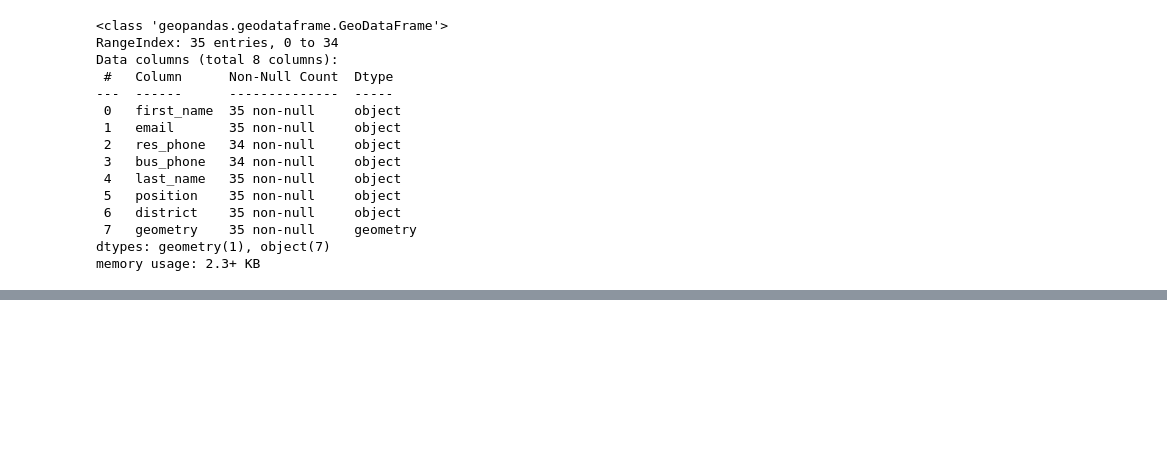
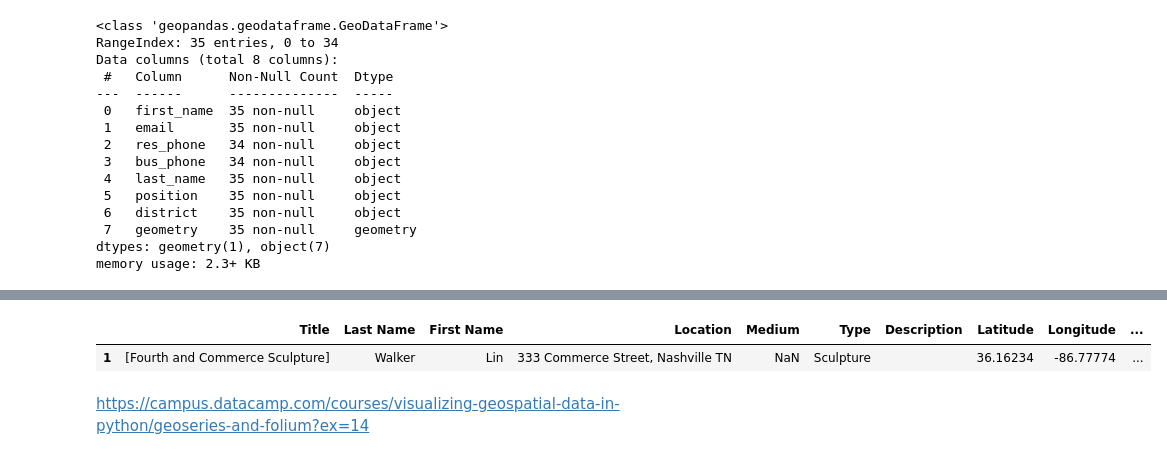
Before and after one commit to Shawn-Ng/data-science, a Jupyter notebook: geospatial/visualizing-geospatial-data-in-python/visualizing-geospatial-data-in-python.ipynb, the cells around one changed output, grey strips where cells are left out. Saved outputs shown, nothing was run; the diff lists cells and outputs as text; code cells hidden in the pictures; blank space fills up the shorter version.

```diff
--- a/geospatial/visualizing-geospatial-data-in-python/visualizing-geospatial-data-in-python.ipynb
+++ b/geospatial/visualizing-geospatial-data-in-python/visualizing-geospatial-data-in-python.ipynb
@@ -280,0 +453,13 @@ memory usage: 2.3+ KB
+# %%
+# Print the urban_art titles
+display(urban_art.Title)
+
+#Print the urban_art descriptions
+display(urban_art.Description)
+
+# Replace Nan and ' values in description
+urban_art.Description.fillna('', inplace = True)
+urban_art.Description = urban_art.Description.str.replace("'", "`")
+
+#Print the urban_art descriptions again
+display(urban_art.Description)
@@ -280,0 +527,7 @@ memory usage: 2.3+ KB
+# %%
+urban_art.head(1)
+# %% [output]
+|  | Title | Last Name | First Name | Location | Medium | Type | Description | Latitude | Longitude | ... |
+| 1 | [Fourth and Commerce Sculpture] | Walker | Lin | 333 Commerce Street, Nashville TN | NaN | Sculpture |  | 36.16234 | -86.77774 | ... |
+# %% [markdown]
+https://campus.datacamp.com/courses/visualizing-geospatial-data-in-python/geoseries-and-folium?ex=14
```
Also changed, not shown: parts of 11 cells of this notebook.
